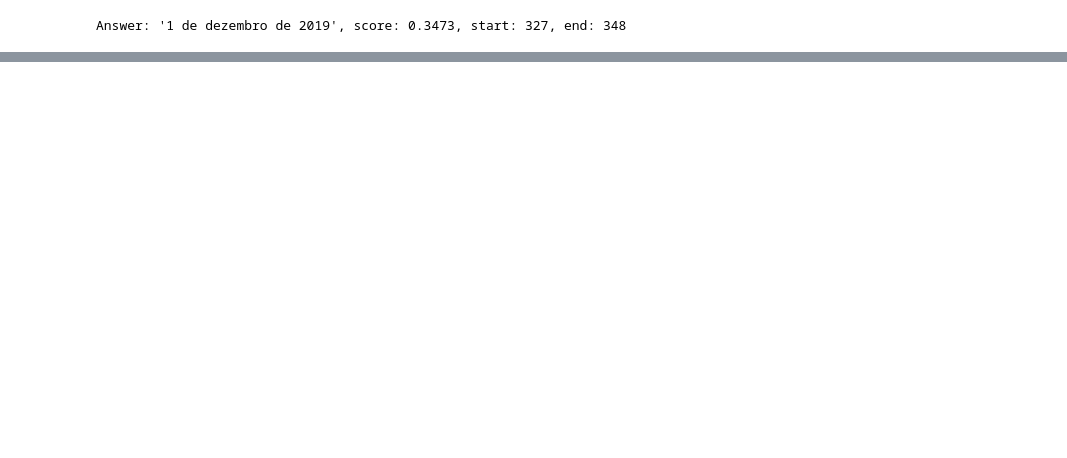
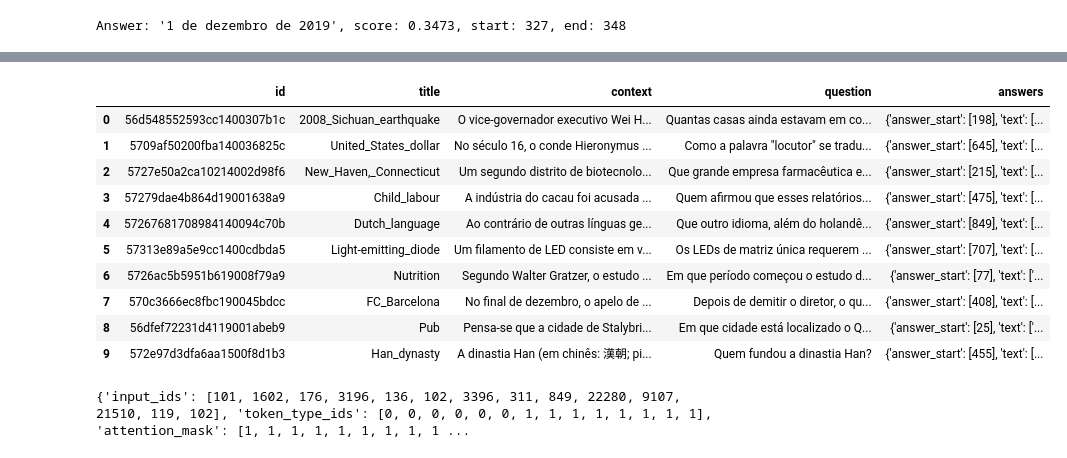
Before and after one commit to Aleyucra74/hugging-face-dp, a Jupyter notebook: Hugging_face.ipynb, the cells around one changed output, grey strips where cells are left out. Saved outputs shown, nothing was run; the diff lists cells and outputs as text; code cells hidden in the pictures; blank space fills up the shorter version.

Commit message:
(New:HF) Add the model from DL using squad, examples

```diff
--- a/Hugging_face.ipynb
+++ b/Hugging_face.ipynb
@@ -39,0 +99,16 @@ Answer: '1 de dezembro de 2019', score: 0.3473, start: 327, end: 348
+# %%
+#trazendo dados das notas, devido ao tamanho so foi feito a captura de 3000 caracteres de cada nfse
+with open('json_context_nfse.json', encoding='utf-8') as json_file:
+  data = json.load(json_file)
+
+dataJson = json.loads(data)
+# %%
+#chamando somente dois textos, json tem 767 total, tempo media para cada texto nfse
+for i in dataJson['context'][:2]:
+  print("\nOriginal text:", i)
+  print("processing the model...")
+  for index, j in enumerate(questions_nfse):
+    result = nlp(question=j, context=i)
+    print(f"\nquestion {index+1}: {j}")
+    print(f"Resultado: '{result['answer']}', score: {round(result['score'], 4)}, start: {result['start']}, end: {result['end']}")
+  print("\n")
@@ -39,0 +282,5 @@ Answer: '1 de dezembro de 2019', score: 0.3473, start: 327, end: 348
+# %%
+from datasets import load_dataset, load_metric
+datasets = load_dataset('json',
+                        data_files={'train':'pt_squad-train-v1.1.json', 'validation':'pt_squad-dev-v1.1.json'},
+                        field='data')
@@ -39,0 +313,36 @@ Answer: '1 de dezembro de 2019', score: 0.3473, start: 327, end: 348
+# %%
+from datasets import ClassLabel, Sequence
+import random
+import pandas as pd
+from IPython.display import display, HTML
+
+def show_random_elements(dataset, num_examples=10):
+  assert num_examples <= len(dataset), "nao possivel pegar mais elementos no dataset"
+  picks = []
+  for _ in range(num_examples):
+    pick = random.randint(0, len(dataset)-1)
+    while pick in picks:
+      pick = random.randint(0, len(dataset)-1)
+    picks.append(pick)
+
+  df = pd.DataFrame(dataset[picks])
+  for column, typ in dataset.features.items():
+    if isinstance(typ,ClassLabel):
+      df[column] = df[column].transform(lambda i: typ.names[i])
+    elif isinstance(typ, Sequence) and isinstance(typ.feature, ClassLabel):
+      df[column] = df[column].transform(lambda x: [typ.feature.names[i] for i in x])
+  display(HTML(df.to_html()))
+# %%
+show_random_elements(datasets["train"])
+# %% [output]
+|  | id | title | context | question | answers |
+| 0 | 56d548552593cc1400307b1c | 2008_Sichuan_earthquake | O vice-governador executivo Wei H... | Quantas casas ainda estavam em co... | {'answer_start': [198], 'text': [... |
+| 1 | 5709af50200fba140036825c | United_States_dollar | No século 16, o conde Hieronymus ... | Como a palavra "locutor" se tradu... | {'answer_start': [645], 'text': [... |
+| 2 | 5727e50a2ca10214002d98f6 | New_Haven,_Connecticut | Um segundo distrito de biotecnolo... | Que grande empresa farmacêutica e... | {'answer_start': [215], 'text': [... |
+| 3 | 57279dae4b864d19001638a9 | Child_labour | A indústria do cacau foi acusada ... | Quem afirmou que esses relatórios... | {'answer_start': [475], 'text': [... |
+| 4 | 57267681708984140094c70b | Dutch_language | Ao contrário de outras línguas ge... | Que outro idioma, além do holandê... | {'answer_start': [849], 'text': [... |
+| 5 | 57313e89a5e9cc1400cdbda5 | Light-emitting_diode | Um filamento de LED consiste em v... | Os LEDs de matriz única requerem ... | {'answer_start': [707], 'text': [... |
+| 6 | 5726ac5b5951b619008f79a9 | Nutrition | Segundo Walter Gratzer, o estudo ... | Em que período começou o estudo d... | {'answer_start': [77], 'text': ['... |
+| 7 | 570c3666ec8fbc190045bdcc | FC_Barcelona | No final de dezembro, o apelo de ... | Depois de demitir o diretor, o qu... | {'answer_start': [408], 'text': [... |
+| 8 | 56dfef72231d4119001abeb9 | Pub | Pensa-se que a cidade de Stalybri... | Em que cidade está localizado o Q... | {'answer_start': [25], 'text': ['... |
+| 9 | 572e97d3dfa6aa1500f8d1b3 | Han_dynasty | A dinastia Han (em chinês: 漢朝; pi... | Quem fundou a dinastia Han? | {'answer_start': [455], 'text': [... |
@@ -39,0 +357,4 @@ Answer: '1 de dezembro de 2019', score: 0.3473, start: 327, end: 348
+# %%
+tokenizer("Como se chama?","Eu me chamo Alexadre.")
+# %% [output]
+{'input_ids': [101, 1602, 176, 3196, 136, 102, 3396, 311, 849, 22280, 9107, 21510, 119, 102], 'token_type_ids': [0, 0, 0, 0, 0, 0, 1, 1, 1, 1, 1, 1, 1, 1], 'attention_mask': [1, 1, 1, 1, 1, 1, 1, 1, 1 ...
```
Also changed, not shown: parts of 57 cells of this notebook.
